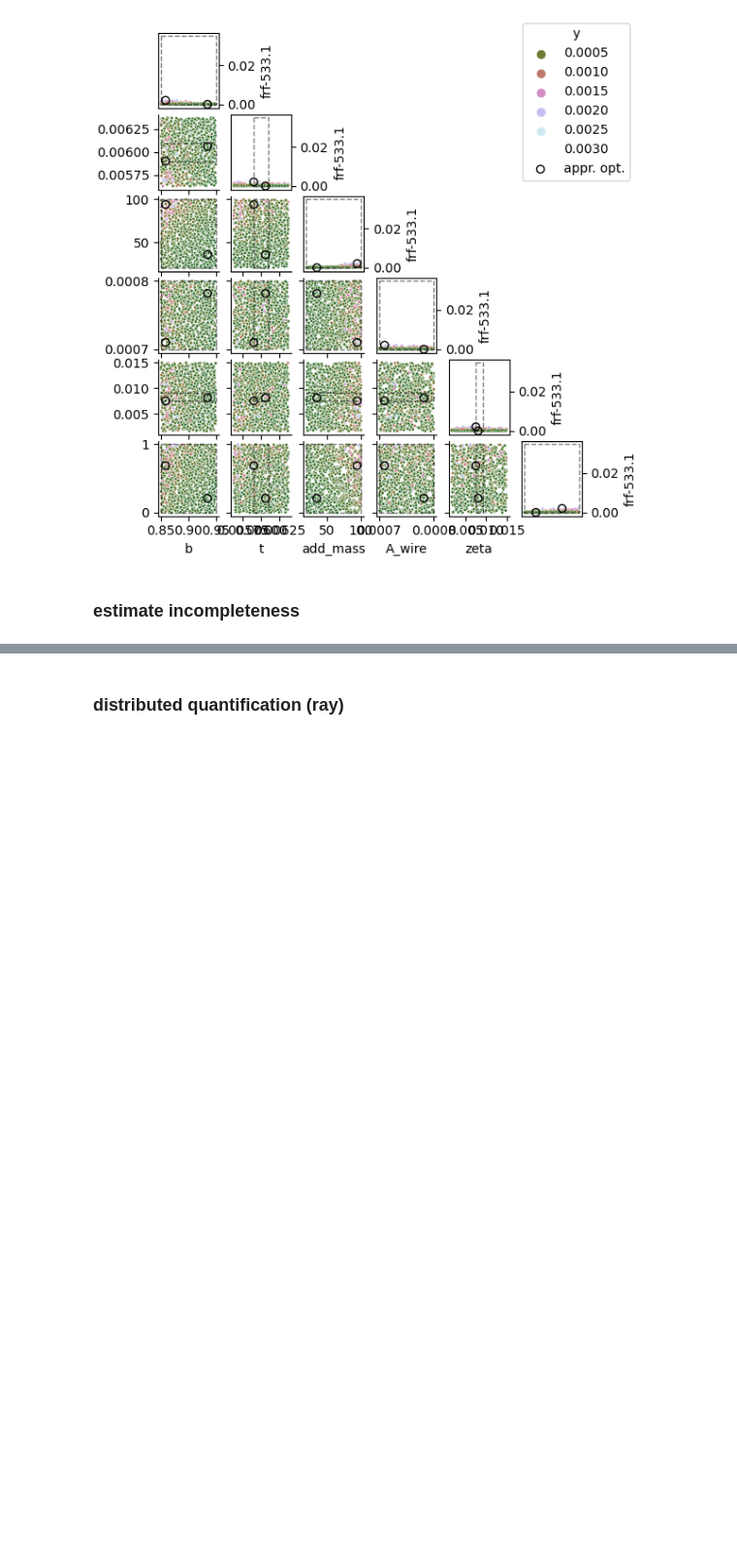
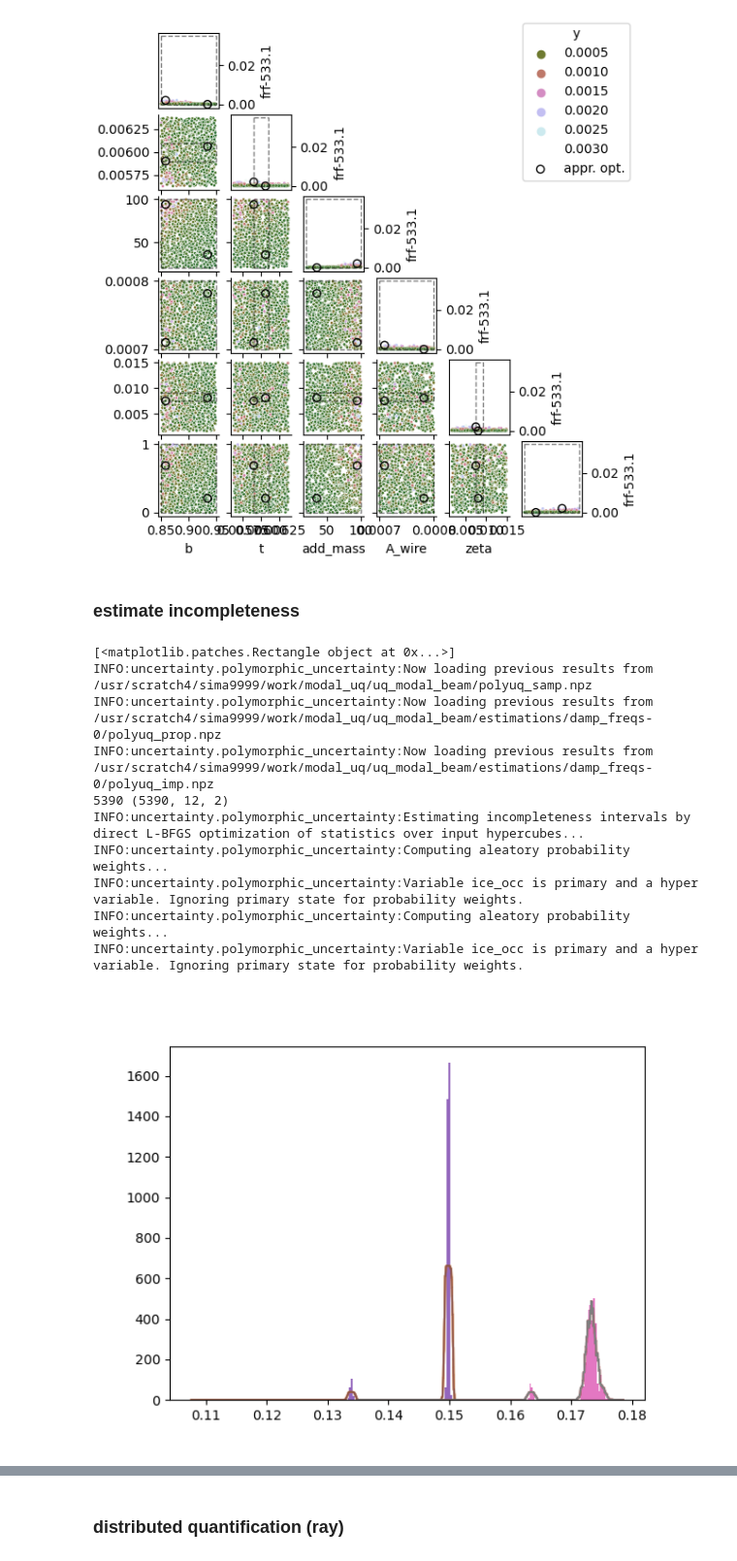
Before and after one commit to simonmarwitz/oma_uq, a Jupyter notebook: evicential_stochastic_beam.ipynb, the cells around one changed output, grey strips where cells are left out. Shown at 97% size. Drawn from its saved outputs; the diff is of its cells as text; code cells hidden in the pictures; blank space fills up the shorter version.

```diff
--- a/evicential_stochastic_beam.ipynb
+++ b/evicential_stochastic_beam.ipynb
@@ -378,7 +360,7 @@ for ret_name in ['damp_freqs','zetas','frf']:
             if len(samp_fin)>0:
                 start_ale = np.min(samp_fin)
             else:
-                start_ale = poly_uq.N_mcs_ale
+                start_ale = poly_uq.imp_foc.shape[0]
             print(start_ale)
 
         undershot = poly_uq.intp_undershot
@@ -547,24 +525,73 @@ else:
 # %%
-ret_name = 'zetas'
-for mode in range(14):
+plt.figure()
+print(plt.gcf().get_children())
+ret_name = 'damp_freqs'
+for mode in range(0,14):
     ret_ind = {'modes':mode}
     ret_dir = f'{ret_name}-{".".join(str(e) for e in ret_ind.values())}'
+    samp_path = os.path.join(result_dir,'polyuq_samp.npz')
+    prop_path = os.path.join(result_dir, 'estimations', f'{ret_dir}/polyuq_prop.npz')
+    imp_path = os.path.join(result_dir, 'estimations', f'{ret_dir}/polyuq_imp.npz')
     inc_path = os.path.join(result_dir, 'estimations', ret_dir, inc_path_part)
-    imp_path = os.path.join(result_dir, 'estimations', f'{ret_dir}/polyuq_imp.npz')
+
+    poly_uq = PolyUQ(vars_ale, vars_epi, dim_ex=dim_ex)
+    poly_uq.load_state(samp_path, differential='samp')
+    poly_uq.load_state(prop_path, differential='prop')
+    poly_uq.load_state(imp_path, differential='imp')
+
     if os.path.exists(inc_path) and False:
         poly_uq.load_state(inc_path)
-    else:
-        poly_uq.load_state(imp_path)
 
     samp_fin = np.nonzero(
             np.any(
                 np.isnan(poly_uq.imp_foc[:,:,0]),
                 axis=1)
         )[0]
     if len(samp_fin)>0:
         end_ale = np.min(samp_fin)
         poly_uq.N_mcs_ale = end_ale
-    print(poly_uq.N_mcs_ale)
-    focals_stats, hyc_mass = poly_uq.optimize_inc(stat_fun, n_stat)
-    poly_uq.save_state(inc_path)
+    else:
+        poly_uq.N_mcs_ale = poly_uq.imp_foc.shape[0]
+
+    print(poly_uq.N_mcs_ale, poly_uq.imp_foc.shape)
+
+    if False:
+        stat_fun = stat_fun_avg
+        n_stat = 1
+        inc_path_part = 'polyuq_avg_inc.npz'
+    elif False:
+        stat_fun = stat_fun_ci
+        stat_fun
+        n_stat = 2
+        inc_path_part = 'polyuq_ci_inc.npz'
+    elif True:
+        n_imp_hyc = len(poly_uq.imp_hyc_foc_inds)
+        nbin_fact = 1
+        bins_densities = generate_histogram_bins(poly_uq.imp_foc.reshape(poly_uq.N_mcs_ale, n_imp_hyc * 2), 1, nbin_fact/2) # divide nbin_fact by 2 to account for reshaping intervals
+        bin_width = (bins_densities[1] - bins_densities[0])/10
+        n_stat = 50
+        target_pdfs = np.linspace(0, 0.5, n_stat)
+        stat_fun_kwargs = {'target_densities':target_pdfs, 'bin_width':bin_width}#, 'ax':ax1}
+        stat_fun = density
+        inc_path_part = 'polyuq_pdf_inc.npz'
+    else:
+        stat_fun = stat_fun_lci
+        n_stat = 1
+        inc_path_part = 'polyuq_lci_inc.npz'
+
+    focals_stats, hyc_mass = poly_uq.optimize_inc(stat_fun, n_stat, stat_fun_kwargs)
+    #poly_uq.save_state(inc_path)
+    break
+# %% [output]
+[<matplotlib.patches.Rectangle object at 0x...>]
+INFO:uncertainty.polymorphic_uncertainty:Now loading previous results from  /usr/scratch4/sima9999/work/modal_uq/uq_modal_beam/polyuq_samp.npz
+INFO:uncertainty.polymorphic_uncertainty:Now loading previous results from  /usr/scratch4/sima9999/work/modal_uq/uq_modal_beam/estimations/damp_freqs-0/polyuq_prop.npz
+INFO:uncertainty.polymorphic_uncertainty:Now loading previous results from  /usr/scratch4/sima9999/work/modal_uq/uq_modal_beam/estimations/damp_freqs-0/polyuq_imp.npz
+5390 (5390, 12, 2)
+INFO:uncertainty.polymorphic_uncertainty:Estimating incompleteness intervals by direct L-BFGS optimization of statistics over input hypercubes...
+INFO:uncertainty.polymorphic_uncertainty:Computing aleatory probability weights...
+INFO:uncertainty.polymorphic_uncertainty:Variable ice_occ is primary and a hyper variable. Ignoring primary state for probability weights.
+INFO:uncertainty.polymorphic_uncertainty:Computing aleatory probability weights...
+INFO:uncertainty.polymorphic_uncertainty:Variable ice_occ is primary and a hyper variable. Ignoring primary state for probability weights.
+[figure, added]
 # %%
```
Also changed, not shown: parts of 7 cells of this notebook, 1 other file.
